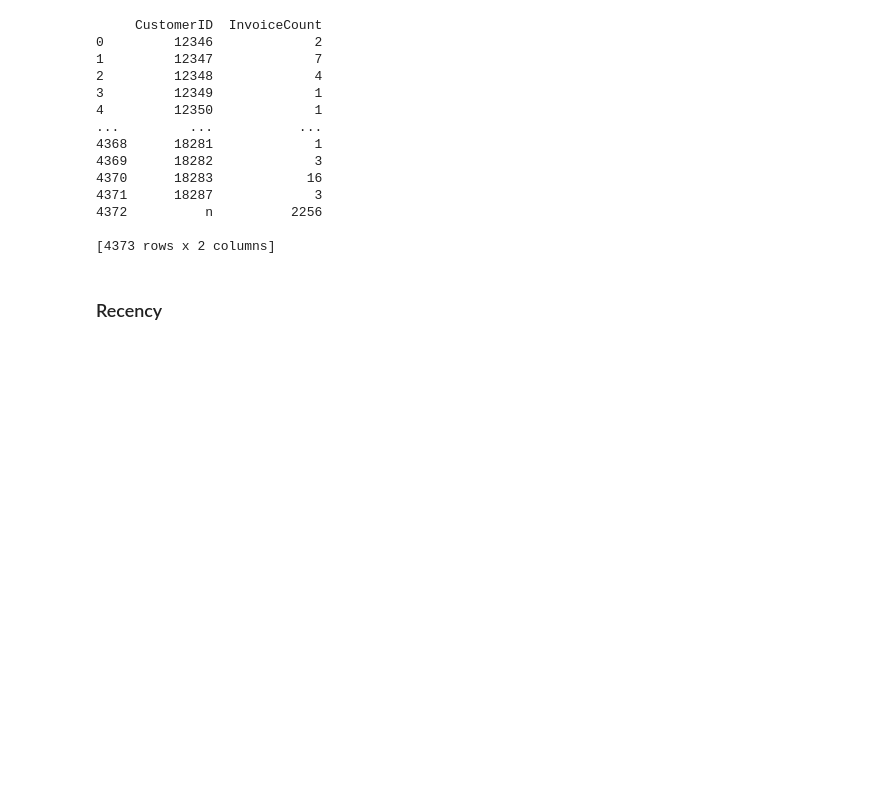
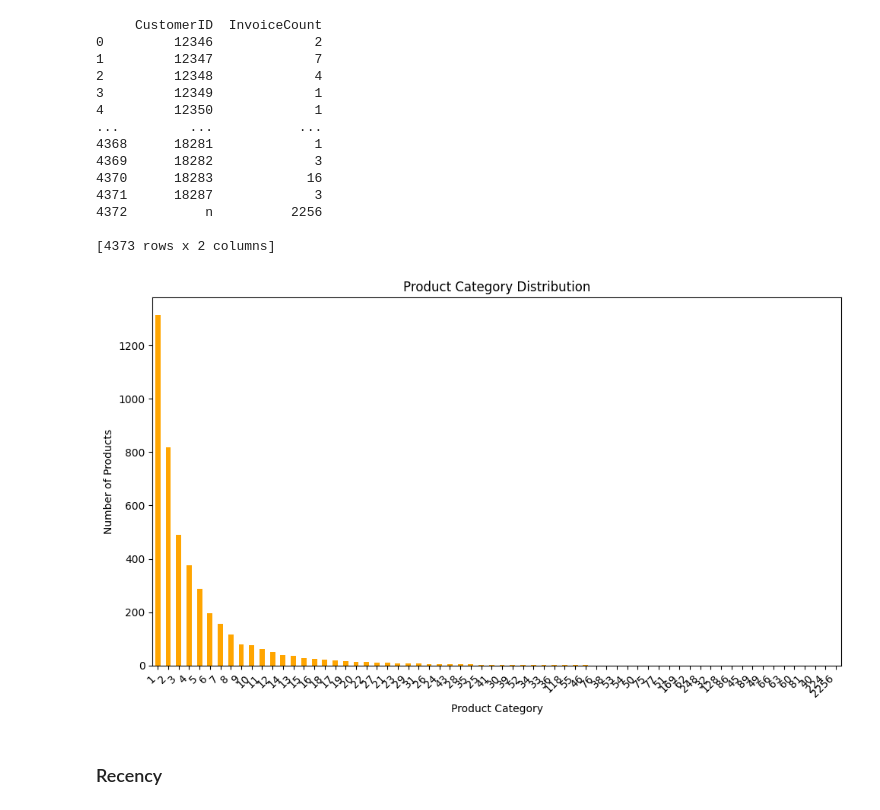
Before and after one commit to JoshuaPaul-lasisi/Customer_segmentation, a Jupyter notebook: Customer_segmentation.ipynb, the cells around one changed output. Drawn from its saved outputs; the diff is of its cells as text; code cells hidden in the pictures; blank space fills up the shorter version.

Commit message:
feature/visualizations

```diff
--- a/Customer_segmentation.ipynb
+++ b/Customer_segmentation.ipynb
@@ -764,6 +764,21 @@ print(customer_frequency)
 4372          n          2256
 
 [4373 rows x 2 columns]
+# %%
+# Get the number of products in each category (unique value counts)
+frequency_counts = customer_frequency['InvoiceCount'].value_counts()
+
+# Create a bar chart
+plt.figure(figsize=(10, 6))  # Adjust figure size as desired
+frequency_counts.plot(kind='bar', color='orange')
+plt.title("Product Category Distribution")
+plt.xlabel("Product Category")
+plt.ylabel("Number of Products")
+plt.xticks(rotation=45, ha='right')  # Rotate x-axis labels for better readability
+plt.tight_layout()
+plt.show()
+# %% [output]
+[figure, added]
 # %% [markdown]
 ### Recency
 # %% [markdown]
```
Also changed, not shown: parts of 9 cells of this notebook.
